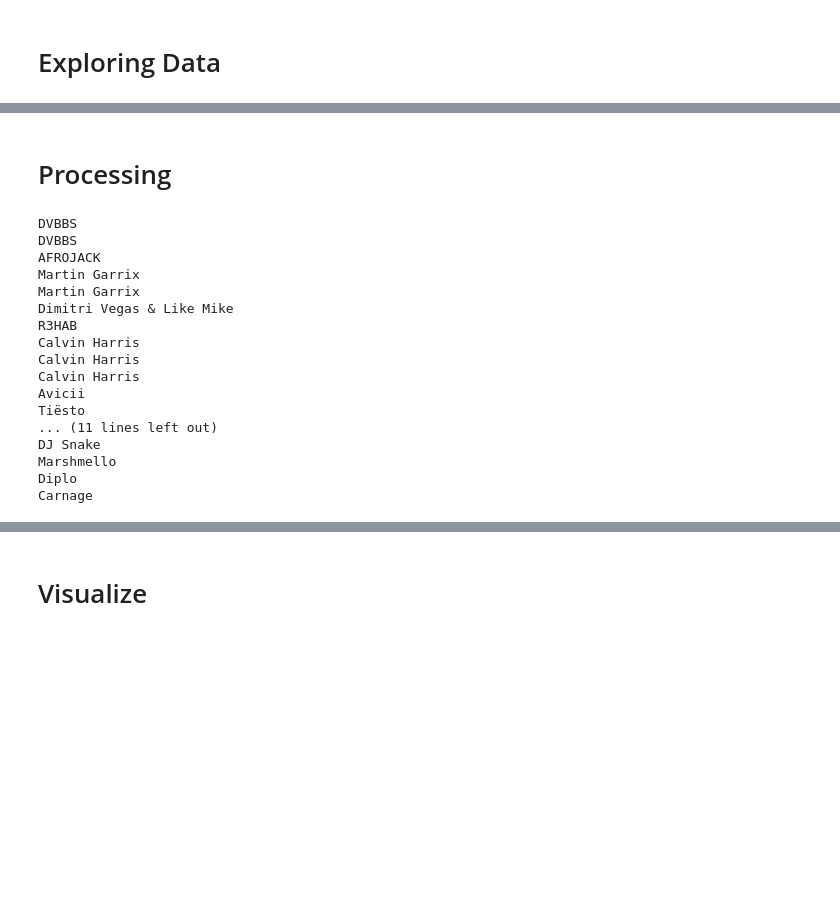
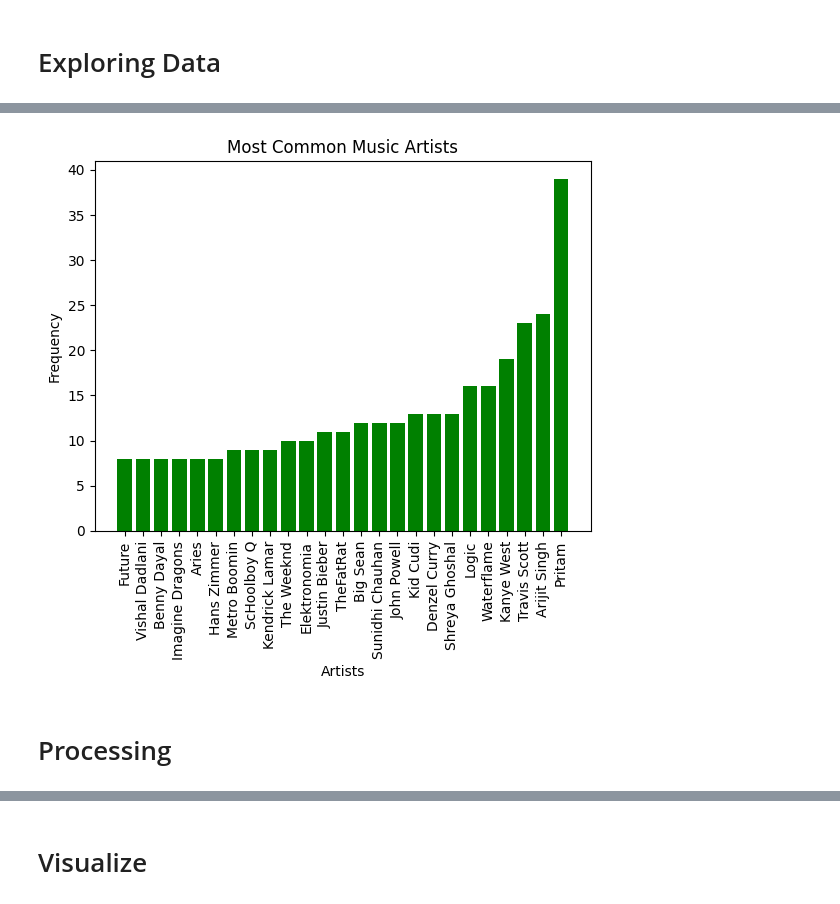
Before and after one commit to piluguji/Spotify-Playlist-Sorter, a Jupyter notebook: data_preprocess.ipynb, the cells around one changed output, grey strips where cells are left out. Cells and saved outputs as stored; diff of their text form; code cells hidden in the pictures; blank space fills up the shorter version.

```diff
--- a/data_preprocess.ipynb
+++ b/data_preprocess.ipynb
@@ -118,37 +145,37 @@ plt.show()
+# %%
+import re
+
+artist_freq = {}
+
+# Filter out artists' names with special characters
+pattern = re.compile(r'^[a-zA-Z0-9\s]+$')  # Regular expression pattern to match alphanumeric characters and spaces
+
+for artists in df['Artist Name']:
+    for artist in artists:
+        if re.match(pattern, artist):
+            if artist in artist_freq:
+                artist_freq[artist] += 1
+            else:
+                artist_freq[artist] = 1
+
+
+sorted_data = dict(sorted(artist_freq.items(), key=lambda x: x[1]))
+
+genre_freq_filtered = {genre: frequency for genre, frequency in sorted_data.items() if frequency > 7}
+
+plt.bar(genre_freq_filtered.keys(), genre_freq_filtered.values(), color='g')
+
+# Set labels and title
+plt.xlabel('Artists')
+plt.ylabel('Frequency')
+plt.title('Most Common Music Artists')
+
+# Rotate the genre labels for better visibility
+plt.xticks(rotation=90)
+
+# Display the histogram
+plt.show()
+# %% [output]
+[figure, added]
 # %% [markdown]
 # Processing
-# %%
-import re
-
-for index, row in df.iterrows():
-    genre_list = row['Artist Genres']
-
-    rapPattern = '|'.join(['hip hop', 'rap'])
-    popPattern = '|'.join(['pop', 'dance'])
-
-    if 'edm' in genre_list:
-        print(row['Artist Name'])
-    # if 'filmi' in genre_list or 'modern bollywood' in genre_list:
-    #     df.at[index, 'Artist Genres'] = 'bollywood'
-    # elif re.search(rapPattern, str(genre_list), re.IGNORECASE) is not None:
-    #     df.at[index, 'Artist Genres'] = 'rap'
-    # elif re.search(popPattern, str(genre_list), re.IGNORECASE) is not None:
-    #     df.at[index, 'Artist Genres'] = 'pop'
-# %% [output]
-DVBBS
-DVBBS
-AFROJACK
-Martin Garrix
-Martin Garrix
-Dimitri Vegas & Like Mike
-R3HAB
-Calvin Harris
-Calvin Harris
-Calvin Harris
-Avicii
-Tiësto
-... (11 lines left out)
-DJ Snake
-Marshmello
-Diplo
-Carnage
```
Also changed, not shown: parts of 12 cells of this notebook.
